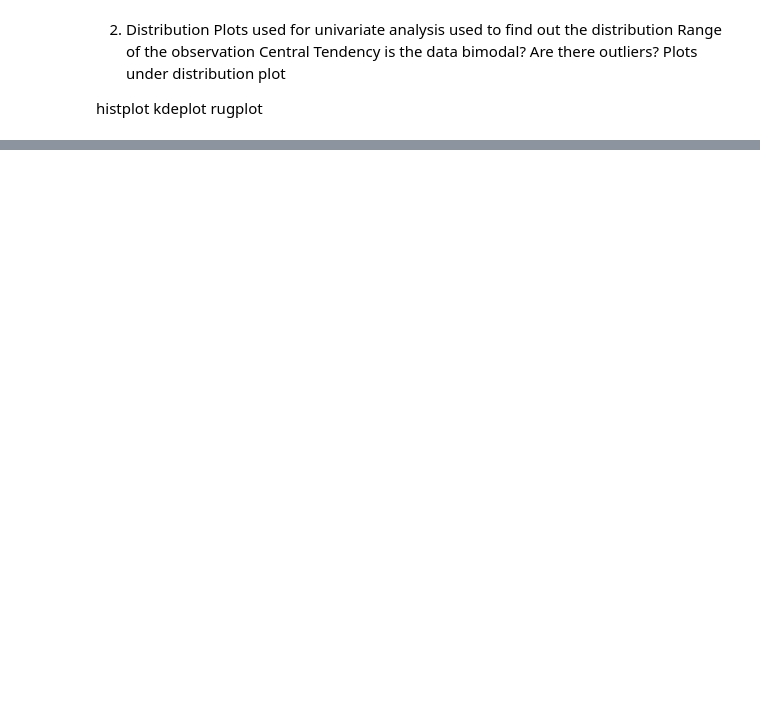
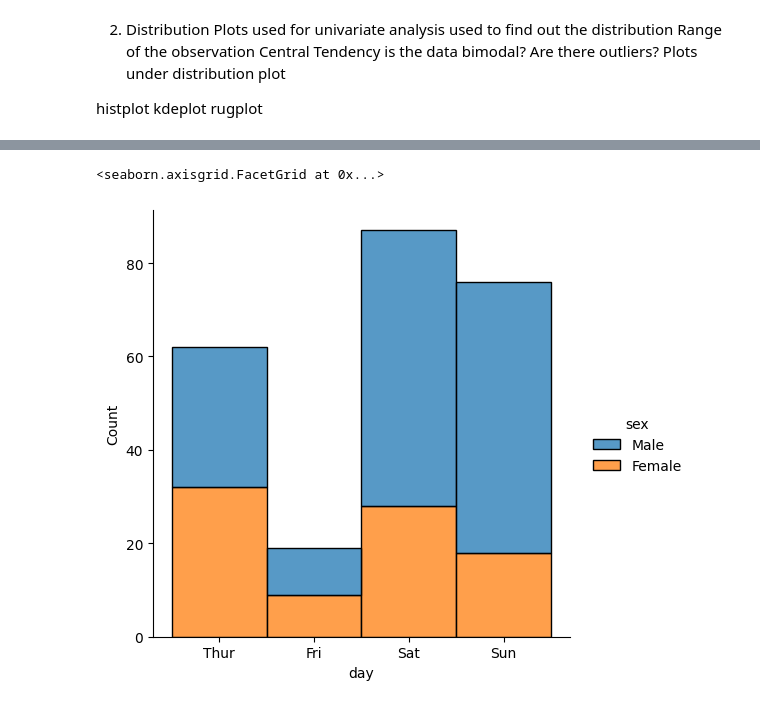
Before and after one commit to Misbahuddin111/Data-visualization, a Jupyter notebook: 25 session seaborn .ipynb, the cells around one changed output, grey strips where cells are left out. Saved outputs shown, nothing was run; the diff lists cells and outputs as text; code cells hidden in the pictures; blank space fills up the shorter version.

```diff
--- a/25 session seaborn .ipynb
+++ b/25 session seaborn .ipynb
@@ -45,8 +84,11 @@ sns.displot(data=tips ,x='total_bill',col='sex',kind='hist',bins=5)
 # %%
 # It’s also possible to visualize the distribution of a categorical variable using the logic of a histogram.
 # Discrete bins are automatically set for categorical variables
 tips
-sns.displot(data=tips,x='day',kind="hist")
+sns.displot(data=tips,x='day',kind="hist",multiple='stack',hue='sex')
+# %% [output]
+<seaborn.axisgrid.FacetGrid at 0x...>
+[figure, added]
 # %%
 # faceting using col and row -> not work on histplot function
 sns.displot(data=tips,x='tip',hue='sex',col='sex',kind='hist')
```
Also changed, not shown: parts of 20 cells of this notebook, 1 other file.
